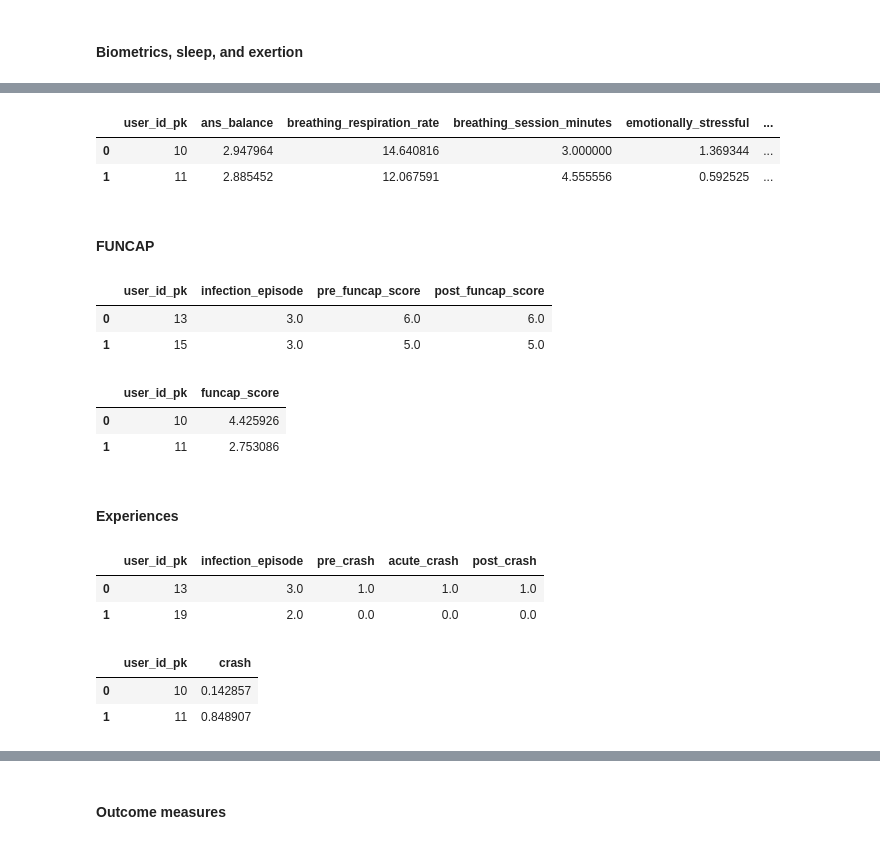
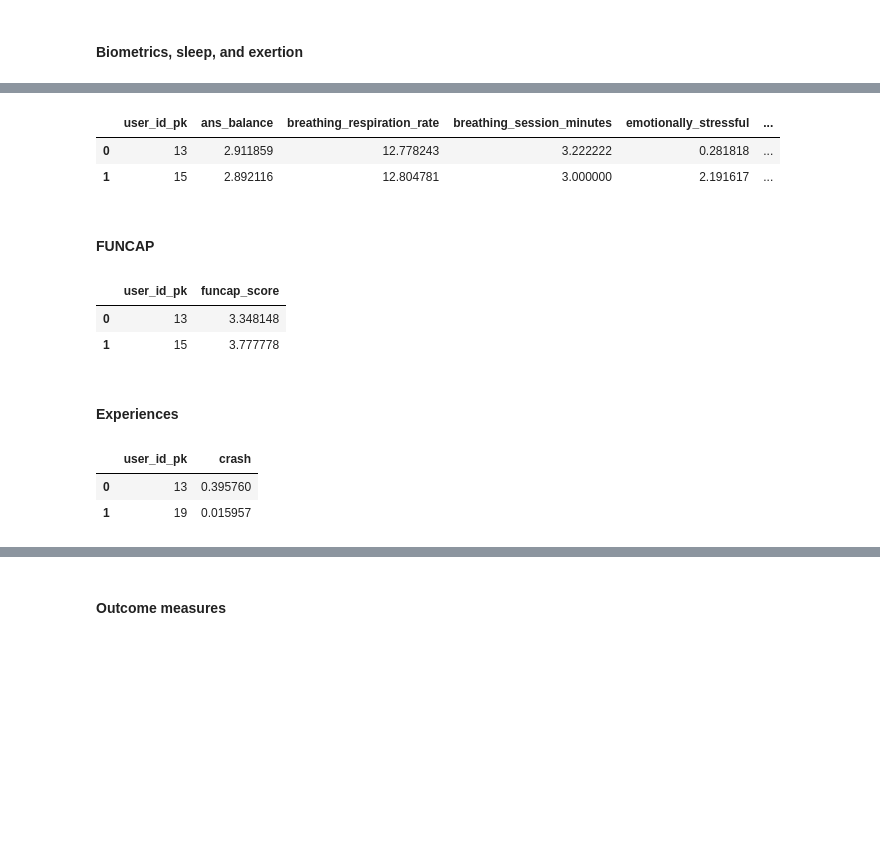
Before and after one commit to rmr284/Reinfections_Visible, a Jupyter notebook: data_preprocessing_noninf.ipynb, the cells around one changed output, grey strips where cells are left out. Cells and saved outputs as stored; diff of their text form; code cells hidden in the pictures; blank space fills up the shorter version.

Commit message:
Final data preprocessing notebook
For non-infection data

```diff
--- a/data_preprocessing_noninf.ipynb
+++ b/data_preprocessing_noninf.ipynb
@@ -1023,3 +1023,7 @@ def prepare_metrics_noninf(df, target_types, experience_flag=False, metric_type=
     pivot = pivot.reset_index()
 
     return pivot
+# %%
+combined_df_participants = combined_df[combined_df['user_id_pk'].isin(model_df_no_dupes['user_id_pk'])]
+len(combined_df_participants)
+combined_df_participants.head(2)
@@ -1025,0 +1048,28 @@ def prepare_metrics_noninf(df, target_types, experience_flag=False, metric_type=
+# %%
+# Get the set of valid users and their infection dates
+infection_lookup = participant_infections.set_index('user_id_pk')['infection_start_date']
+
+# Filter and merge in one shot without creating the full merged df first
+cols_to_drop = [
+    'quality_of_reading', 'gender_id', 'gender_description', 'disabled',
+    'health_variable_question', 'rating_scale_id', 'published_health_variable',
+    'rating_scale_name', 'rating_scale_descriptor'
+]
+
+combined_slim = combined_df_participants.drop(columns=cols_to_drop)
+# %%
+import gc
+
+# Map infection date directly — no merge needed
+combined_slim['infection_start_date'] = combined_slim['user_id_pk'].map(infection_lookup)
+
+# Filter immediately before the full frame sits in memory
+combined_df_noninf = combined_slim[
+    combined_slim['infection_start_date'].isna() |
+    (combined_slim['observation_date_pk'] < combined_slim['infection_start_date'])
+].drop(columns=['infection_start_date'])
+
+del combined_slim
+gc.collect()
+
+print(f"Rows after filtering: {len(combined_df_noninf)}")
@@ -1025,0 +1078,5 @@ def prepare_metrics_noninf(df, target_types, experience_flag=False, metric_type=
+# %%
+combined_df_noninf = combined_df_noninf[[
+    'user_id_pk', 'observation_date_pk', 'health_variable_id_pk', 'health_variable_name', 'health_variable_category', 'health_variable_type', 'observation_value']]
+combined_df_noninf['health_variable'] = np.where(combined_df_noninf['health_variable_type']=='Funcap', 'funcap_score', combined_df_noninf['health_variable_name'])
+combined_df_noninf.head(2)
@@ -1134,47 +1100,34 @@ biom_exert_phase_pivot.head(2)
 # %%
+# Define target types and phases to include
+target_types = ['Biometric', 'Sleep', 'Exertion']
+
 biom_exert_phase_pivot_noninf = prepare_metrics_noninf(combined_df_noninf_no_dupes, target_types)
 biom_exert_phase_pivot_noninf.head(2)
 # %% [output]
 |  | user_id_pk | ans_balance | breathing_respiration_rate | breathing_session_minutes | emotionally_stressful | ... |
-| 0 | 10 | 2.947964 | 14.640816 | 3.000000 | 1.369344 | ... |
-| 1 | 11 | 2.885452 | 12.067591 | 4.555556 | 0.592525 | ... |
+| 0 | 13 | 2.911859 | 12.778243 | 3.222222 | 0.281818 | ... |
+| 1 | 15 | 2.892116 | 12.804781 | 3.000000 | 2.191617 | ... |
 # %% [markdown]
 #### FUNCAP
 # %%
 # Define target types and phases to include
 target_types = ['Funcap']
-exclude_phase = ['acute_infection', 'post_mid_infection']
 
-funcap_phase_pivot = prepare_metrics(model_df_no_dupes, target_types, exclude_phase, metric_type='first')
-funcap_phase_pivot.head(2)
+funcap_phase_pivot_noninf = prepare_metrics_noninf(combined_df_noninf_no_dupes, target_types)
+funcap_phase_pivot_noninf.head(2)
 # %% [output]
-|  | user_id_pk | infection_episode | pre_funcap_score | post_funcap_score |
-| 0 | 13 | 3.0 | 6.0 | 6.0 |
-| 1 | 15 | 3.0 | 5.0 | 5.0 |
+|  | user_id_pk | funcap_score |
+| 0 | 13 | 3.348148 |
+| 1 | 15 | 3.777778 |
-# %%
-funcap_phase_pivot_noninf = prepare_metrics_noninf(combined_df_noninf_no_dupes, target_types)
-funcap_phase_pivot_noninf.head(2)
-# %% [output]
-|  | user_id_pk | funcap_score |
-| 0 | 10 | 4.425926 |
-| 1 | 11 | 2.753086 |
 # %% [markdown]
 #### Experiences
 # %%
 # Define target types and phases to include
 target_types = ['crash']
-exclude_phase = ['post_mid_infection']
 
-experience_phase_pivot = prepare_metrics(model_df_no_dupes, target_types, exclude_phase, experience_flag=True, metric_type='max')
-experience_phase_pivot.head(2)
+experience_phase_pivot_noninf = prepare_metrics_noninf(combined_df_noninf_no_dupes, target_types, experience_flag=True)
+experience_phase_pivot_noninf.head(2)
 # %% [output]
-|  | user_id_pk | infection_episode | pre_crash | acute_crash | post_crash |
-| 0 | 13 | 3.0 | 1.0 | 1.0 | 1.0 |
-| 1 | 19 | 2.0 | 0.0 | 0.0 | 0.0 |
+|  | user_id_pk | crash |
+| 0 | 13 | 0.395760 |
+| 1 | 19 | 0.015957 |
-# %%
-experience_phase_pivot_noninf = prepare_metrics_noninf(combined_df_noninf_no_dupes, target_types, experience_flag=True)
-experience_phase_pivot_noninf.head(2)
-# %% [output]
-|  | user_id_pk | crash |
-| 0 | 10 | 0.142857 |
-| 1 | 11 | 0.848907 |
```
Also changed, not shown: parts of 18 cells of this notebook.
